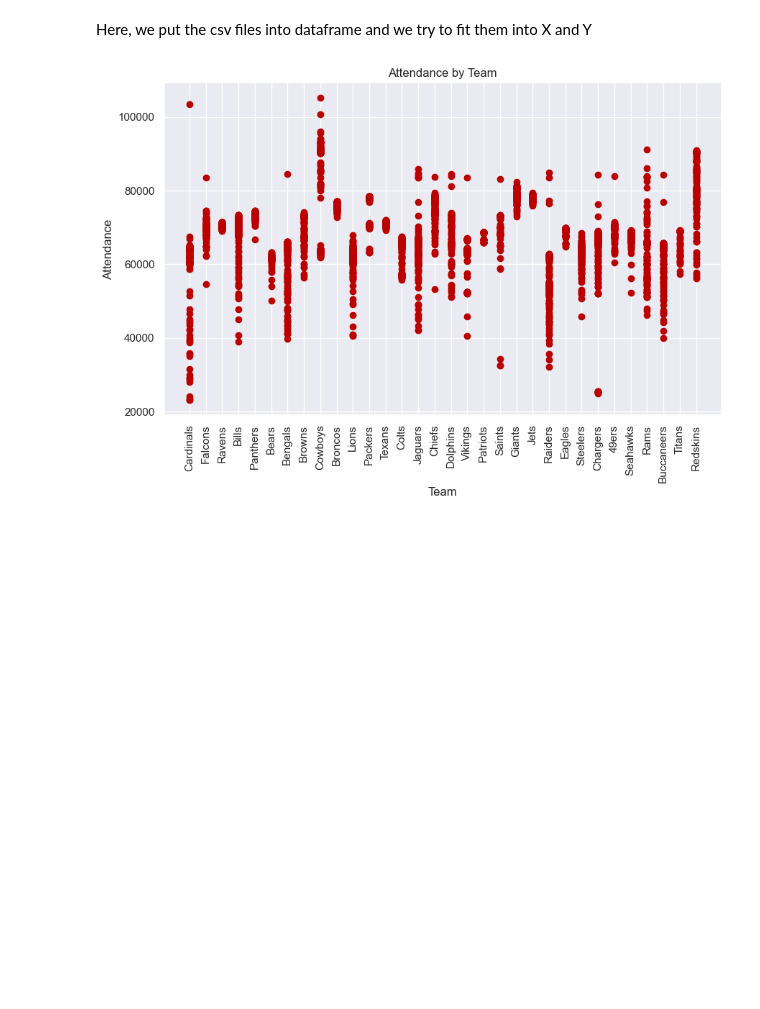
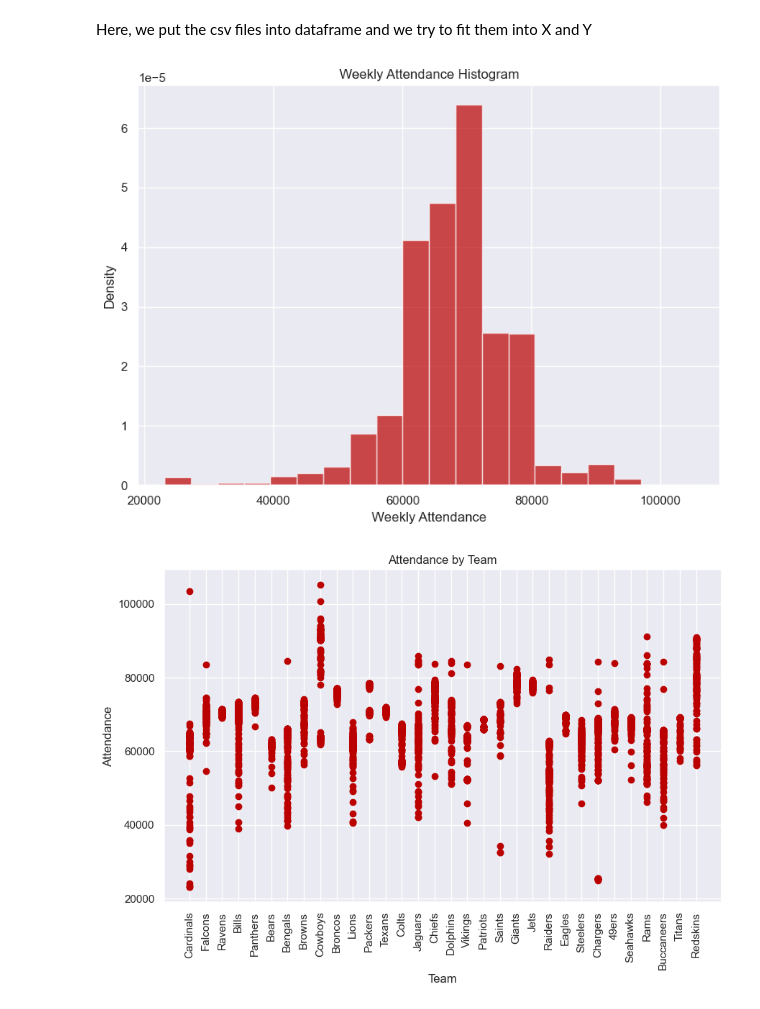
Before and after one commit to tylerbang/csc-4240-course-project, a Jupyter notebook: svm.ipynb, the cells around one changed output. Saved outputs shown, nothing was run; the diff lists cells and outputs as text; code cells hidden in the pictures; blank space fills up the shorter version.

```diff
--- a/svm.ipynb
+++ b/svm.ipynb
@@ -48,4 +52,18 @@ df_result = df_result.drop('time', axis=1)
 df_result_numerical = df_result.select_dtypes(include=[np.number])
 
 correlation_matrix = df_result_numerical.corr()
+# %%
+plt.figure(figsize=(8, 6))
+
+# Plotting a histogram for the distribution of weekly attendance
+plt.hist(df_result['weekly_attendance'], bins=20, density=True, alpha=0.7, color='#BB0000')
+
+plt.xlabel('Weekly Attendance')
+plt.ylabel('Density')
+plt.title('Weekly Attendance Histogram')
+
+plt.tight_layout()
+plt.show()
+# %% [output]
+[figure, added]
 # %%
```
Also changed, not shown: parts of 15 cells of this notebook, 1 other file.
